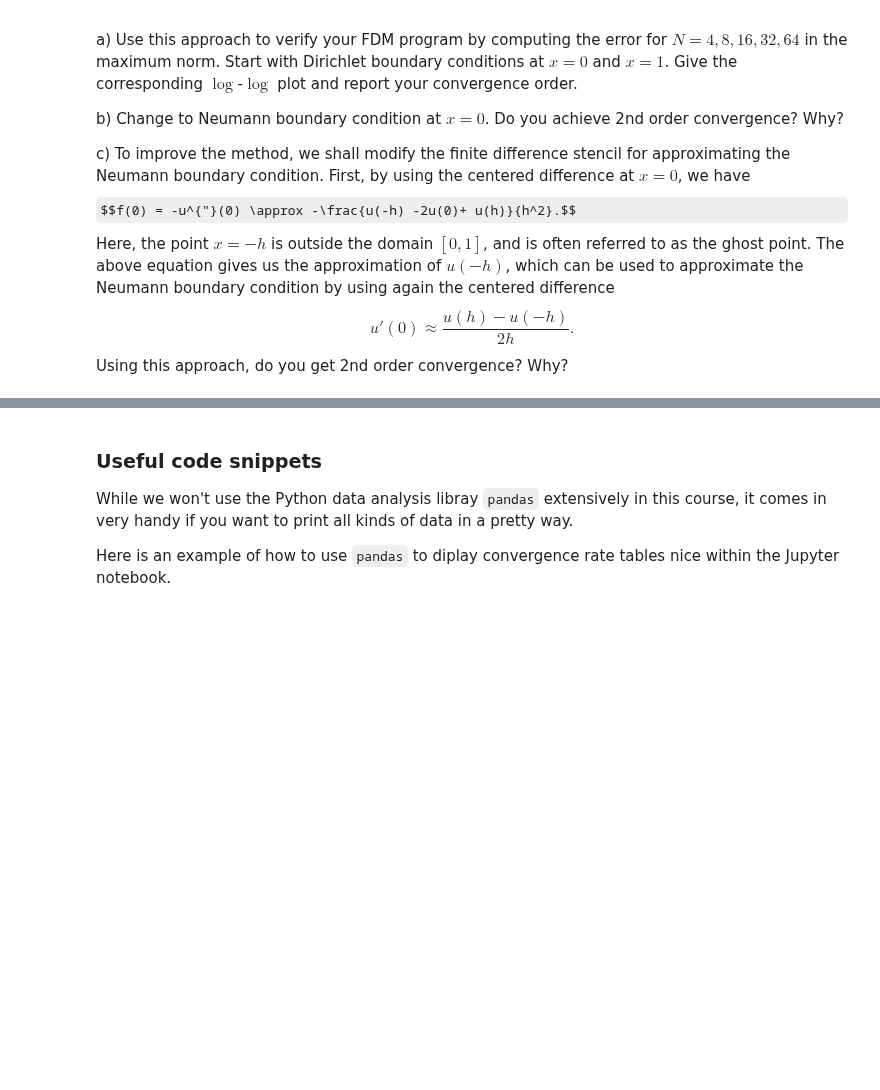
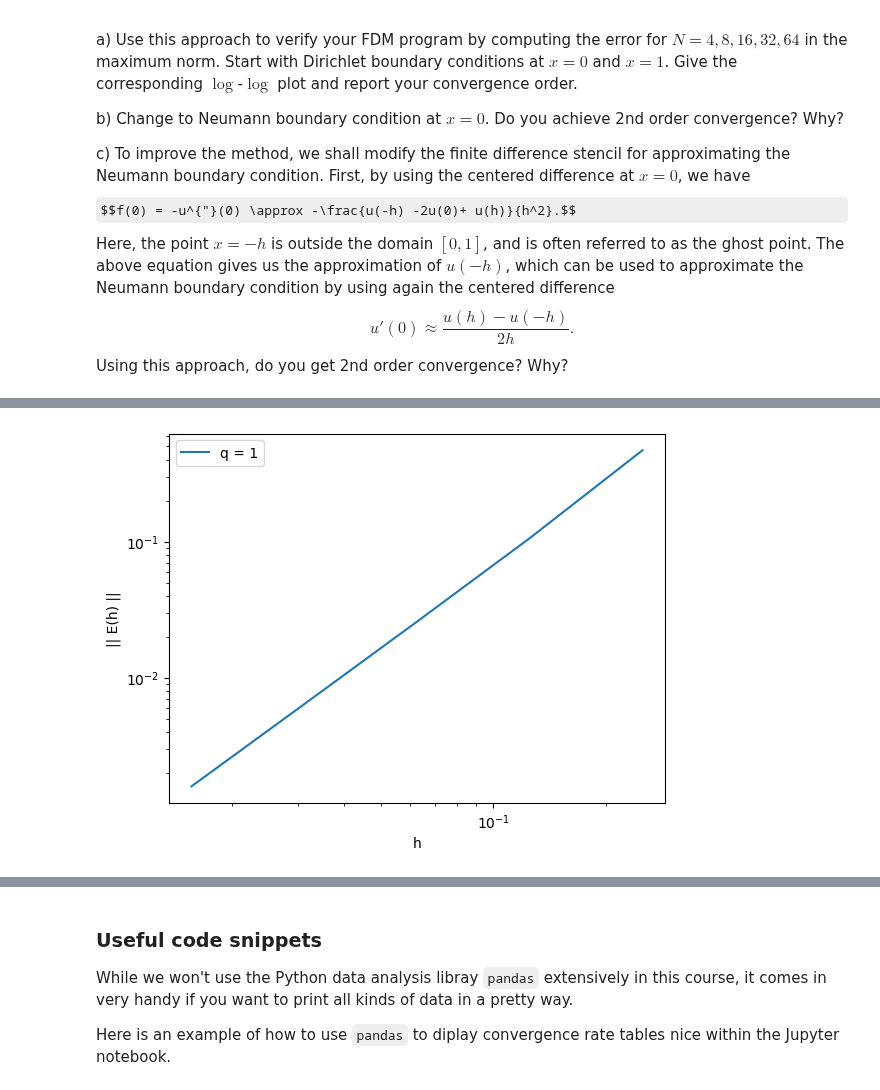
Before and after one commit to todj107/NumPDE, a Jupyter notebook: lab_01_tor.ipynb, the cells around one changed output, grey strips where cells are left out. Cells and saved outputs as stored; diff of their text form; code cells hidden in the pictures; some formulas as TeX source; blank space fills up the shorter version.

```diff
--- a/lab_01_tor.ipynb
+++ b/lab_01_tor.ipynb
@@ -271,3 +318,83 @@ Give the corresponding $\log$-$\log$ plot and report your convergence order.
 b) Change to Neumann boundary condition at $x=0$. Do you achieve 2nd order convergence? Why?
 
 c) To improve the method, we shall modify the finite difference stencil for approximating the Neumann boundary condition. First, by using the centered difference at $x=0$, we have $$f(0) = -u^{"}(0) \approx -\frac{u(-h) -2u(0)+ u(h)}{h^2}.$$ Here, the point $x=-h$ is outside the domain $[0,1]$, and is often referred to as the ghost point. The above equation gives us the approximation of $u(-h)$, which can be used to approximate the Neumann boundary condition by using again the centered difference $$ u'(0)\approx \frac{u(h) - u(-h)}{2h}.$$ Using this approach, do you get 2nd order convergence? Why?
+# %%
+# Arrary and stuff
+import numpy as np
+# Linear algebra solvers from scipy
+import scipy.linalg as la
+# Basic plotting routines from the matplotlib library
+import matplotlib.pyplot as plt
+
+def work_func_FDM(bc):
+    j = 0
+    E_norm = np.zeros((5,1))
+    h_i = np.zeros((5,1))
+    for N in [4, 8, 16, 32, 64]:
+    	# Initial values
+        x = np.linspace(0,1,N+1)
+        A = np.zeros((N+1, N+1))
+        h = 1/N
+
+        # Analytical function
+        F = (2*np.pi)**2*np.cos(2*np.pi*x)
+
+        # Baoundary values
+        F[0] = 1
+        A[N,N] = 2
+        F[N] = 2
+        if bc == 'd':
+            # Dirichlet
+            A[0,0] = 1
+        elif bc == 'n':
+            # Neumann
+            A[0,0] = -h
+            A[0,1] = h
+
+        for i in range(1, N):
+            A[i, i-1] = -1
+            A[i, i+1] = -1
+            A[i, i] = 2
+
+        # scaling A
+        A[1:N,:] = A[1:N,:] / h**2
+
+        U = la.solve(A, F)
+        exactsol = np.cos(2*np.pi*x)
+
+        E_norm[j] = np.max(np.abs(U - exactsol))
+        h_i[j] = h
+        j=j+1
+
+    return E_norm, h_i
+
+# Dirichlet (a):
+E_d, h_d = work_func_FDM('d')
+print(np.log(E_d)/np.log(h_d))
+plt.figure(1)
+plt.loglog(h_d, E_d)
+#plt.plot(h_d, np.log(E_d)/np.log(h_d))
+# plt.plot(np.log(h_i), np.log(E_norm))
+plt.xlabel("h")
+plt.ylabel("|| E(h) ||")
+plt.legend(["q = 1"])
+
+plt.show()
+
+# Neumann
+E_n, h_n = work_func_FDM('n')
+plt.figure(2)
+#plt.loglog(h_n, E_n)
+# plt.plot(np.log(h_n), np.log(E_n))
+plt.plot(h_n, E_n, "-x")
+print(np.log(E_n)/np.log(h_n))
+print(E_n)
+print(h_n)
+
+plt.xlabel("h")
+plt.ylabel("|| E(h) ||")
+plt.legend(["q = 1"])
+# plt.axis([0.01, 0.3, 0.01, 0.6])
+
+plt.show()
+# %% [output]
@@ -273,0 +406 @@ c) To improve the method, we shall modify the finite difference stencil for appr
+[figure, added]
```
Also changed, not shown: parts of 4 cells of this notebook.
